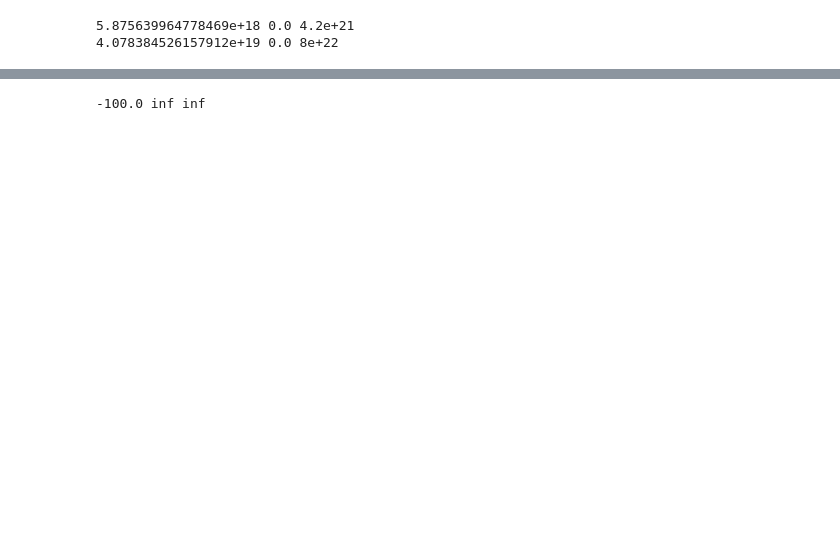
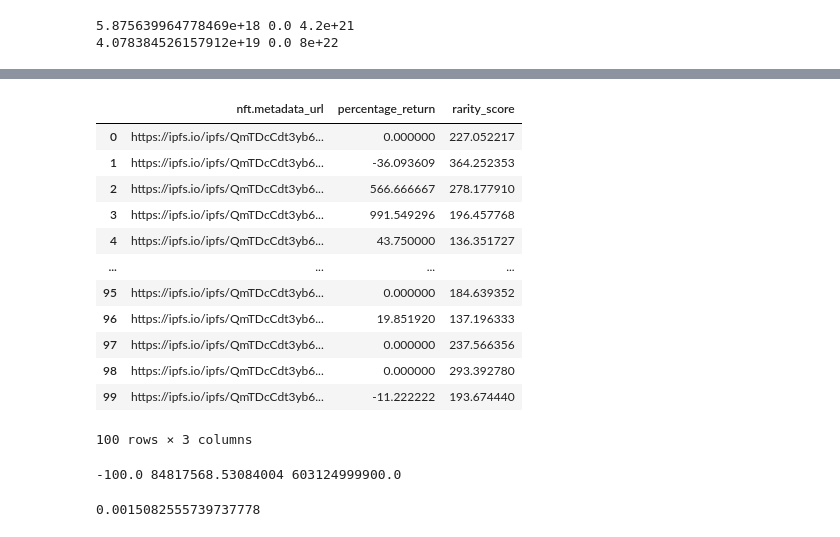
Before and after one commit to janekplowanie/Opensea-Transaction-Retriever, a Jupyter notebook: Statistical_analysis.ipynb, the cells around one changed output, grey strips where cells are left out. Saved outputs shown, nothing was run; the diff lists cells and outputs as text; code cells hidden in the pictures; blank space fills up the shorter version.

```diff
--- a/Statistical_analysis.ipynb
+++ b/Statistical_analysis.ipynb
@@ -62,9 +97,11 @@ Name: rarity_score, Length: 7113, dtype: float64
 # %%
-first_transactions = df_bakc_t.groupby('nft.metadata_url').first()
-last_transactions = df_bakc_t.groupby('nft.metadata_url').last()
+first_transactions = df_filtered.groupby('nft.metadata_url').first()
+last_transactions = df_filtered.groupby('nft.metadata_url').last()
+rarity_transactions = df_filtered.groupby('nft.metadata_url').first()
 
 # Calculate the return for each NFT
 first_prices = first_transactions['payment.quantity']
 last_prices = last_transactions['payment.quantity']
+rarity = rarity_transactions['rarity_score']
 returns = ((last_prices - first_prices) / first_prices) * 100
-returns_df = pd.DataFrame({'nft.metadata_url': returns.index, 'percentage_return': returns.values})
+returns_df = pd.DataFrame({'nft.metadata_url': returns.index, 'percentage_return': returns.values, 'rarity_score': rarity.values})
@@ -87,6 +108,20 @@ Name: payment.quantity, Length: 7113, dtype: float64
+# %%
+returns_df.head(100)
+# %% [output]
+|  | nft.metadata_url | percentage_return | rarity_score |
+| 0 | https://ipfs.io/ipfs/QmTDcCdt3yb6... | 0.000000 | 227.052217 |
+| 1 | https://ipfs.io/ipfs/QmTDcCdt3yb6... | -36.093609 | 364.252353 |
+| 2 | https://ipfs.io/ipfs/QmTDcCdt3yb6... | 566.666667 | 278.177910 |
+| 3 | https://ipfs.io/ipfs/QmTDcCdt3yb6... | 991.549296 | 196.457768 |
+| 4 | https://ipfs.io/ipfs/QmTDcCdt3yb6... | 43.750000 | 136.351727 |
+| ... | ... | ... | ... |
+| 95 | https://ipfs.io/ipfs/QmTDcCdt3yb6... | 0.000000 | 184.639352 |
+| 96 | https://ipfs.io/ipfs/QmTDcCdt3yb6... | 19.851920 | 137.196333 |
+| 97 | https://ipfs.io/ipfs/QmTDcCdt3yb6... | 0.000000 | 237.566356 |
+| 98 | https://ipfs.io/ipfs/QmTDcCdt3yb6... | 0.000000 | 293.392780 |
+| 99 | https://ipfs.io/ipfs/QmTDcCdt3yb6... | -11.222222 | 193.674440 |
+100 rows × 3 columns
 # %%
-# Display the DataFrame with the percentage_return column
-returns_df
 print(returns_df["percentage_return"].min(), returns_df["percentage_return"].mean(),  returns_df["percentage_return"].max())
 # %% [output]
--100.0 inf inf
+-100.0 84817568.53084004 603124999900.0
@@ -101,0 +128,5 @@ for url, group in grouped:
+# %%
+correlation_ret_rar = returns_df['rarity_score'].corr(returns_df['percentage_return'])
+print(correlation_ret_rar)
+# %% [output]
+0.0015082555739737778
```
Also changed, not shown: parts of 20 cells of this notebook, 1 other file.
